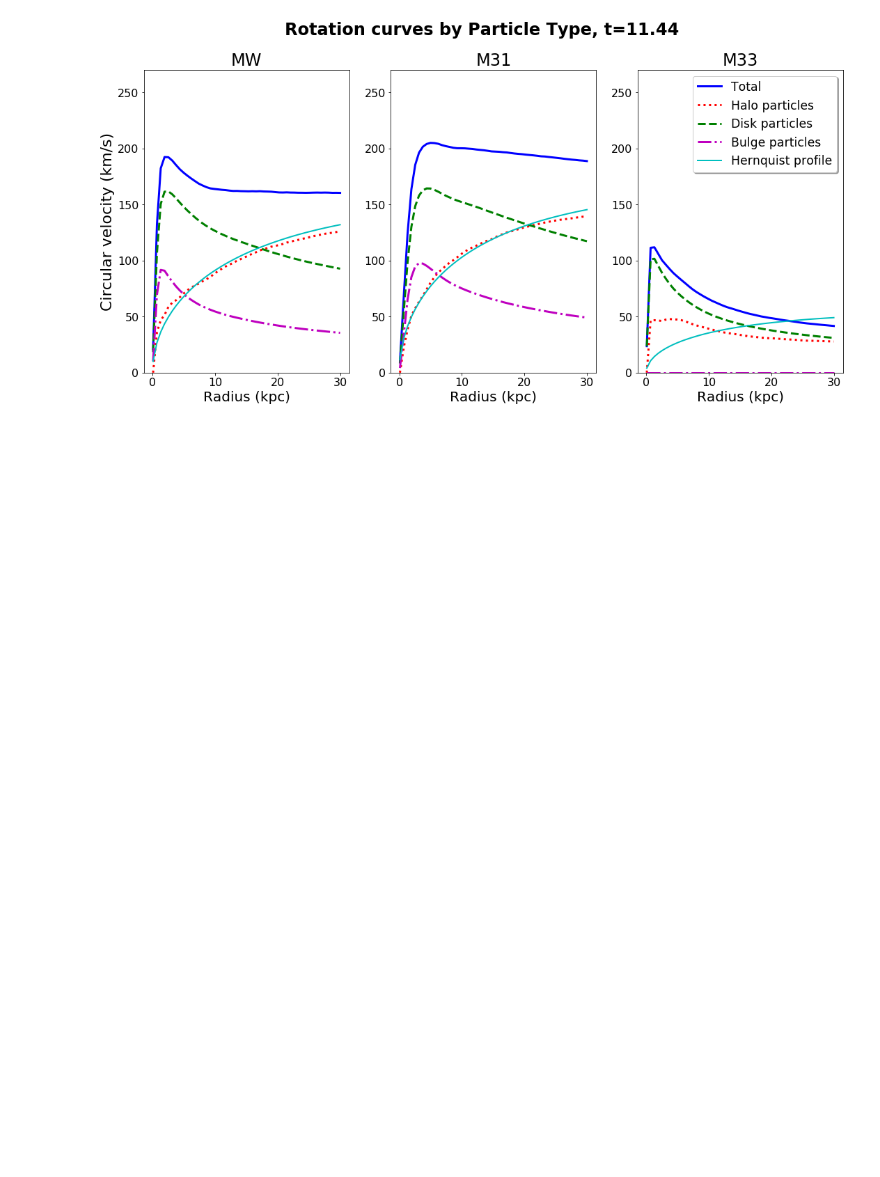
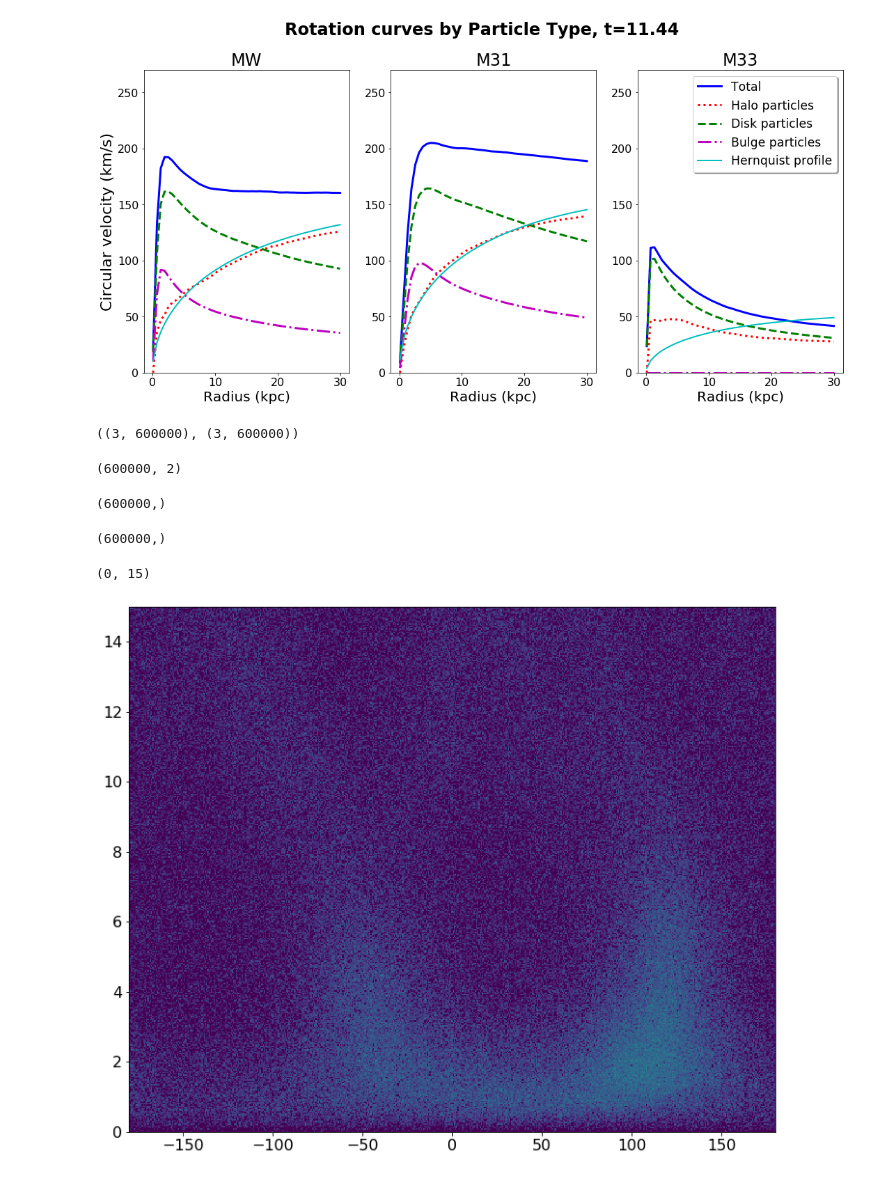
Before and after one commit to colinleach/400B_Leach, a Jupyter notebook: Project/notebooks/mass_profiles.ipynb, the cells around one changed output. Saved outputs shown, nothing was run; the diff lists cells and outputs as text; code cells hidden in the pictures; blank space fills up the shorter version.

```diff
--- a/Project/notebooks/mass_profiles.ipynb
+++ b/Project/notebooks/mass_profiles.ipynb
@@ -86,0 +96,45 @@ p.rotation_curves(radii, mass_profiles, fitted_a, t)
+# %%
+tc = TimeCourse(usesql=True)
+com_xyz, com_vxyz = tc.get_one_com(gname, snap)
+
+# determine the rotated velocity vectors
+rn, vn = M31_com.rotate_frame(com_p=com_xyz, com_v=com_vxyz)
+# %%
+rn.shape, vn.shape
+# %% [output]
+((3, 600000), (3, 600000))
+# %%
+x,y,z = rn
+xy = np.column_stack([x,y])
+xy.shape
+# %% [output]
+(600000, 2)
+# %%
+r = norm(xy, axis=1)
+r.shape
+# %% [output]
+(600000,)
+# %%
+theta = np.arctan2(y, x) * 180 / np.pi
+theta.shape
+# %% [output]
+(600000,)
+# %%
+import mpl_scatter_density
+
+# Make the norm object to define the image stretch
+from astropy.visualization import LogStretch
+from astropy.visualization.mpl_normalize import ImageNormalize
+imnorm = ImageNormalize(vmin=0., vmax=1000, stretch=LogStretch())
+
+# Make the plot in the (almost) usual pyplot way
+# Note the projection to invoke mpl_scatter_density
+#  and the norm to use LogStretch
+
+fig = plt.figure(figsize=(12,10))
+ax = fig.add_subplot(1, 1, 1, projection='scatter_density')
+density = ax.scatter_density(theta, r, norm=imnorm)
+ax.set_ylim(0, 15)
+# %% [output]
+(0, 15)
+[figure, added]
```
Also changed, not shown: parts of 4 cells of this notebook, 12 other files.
